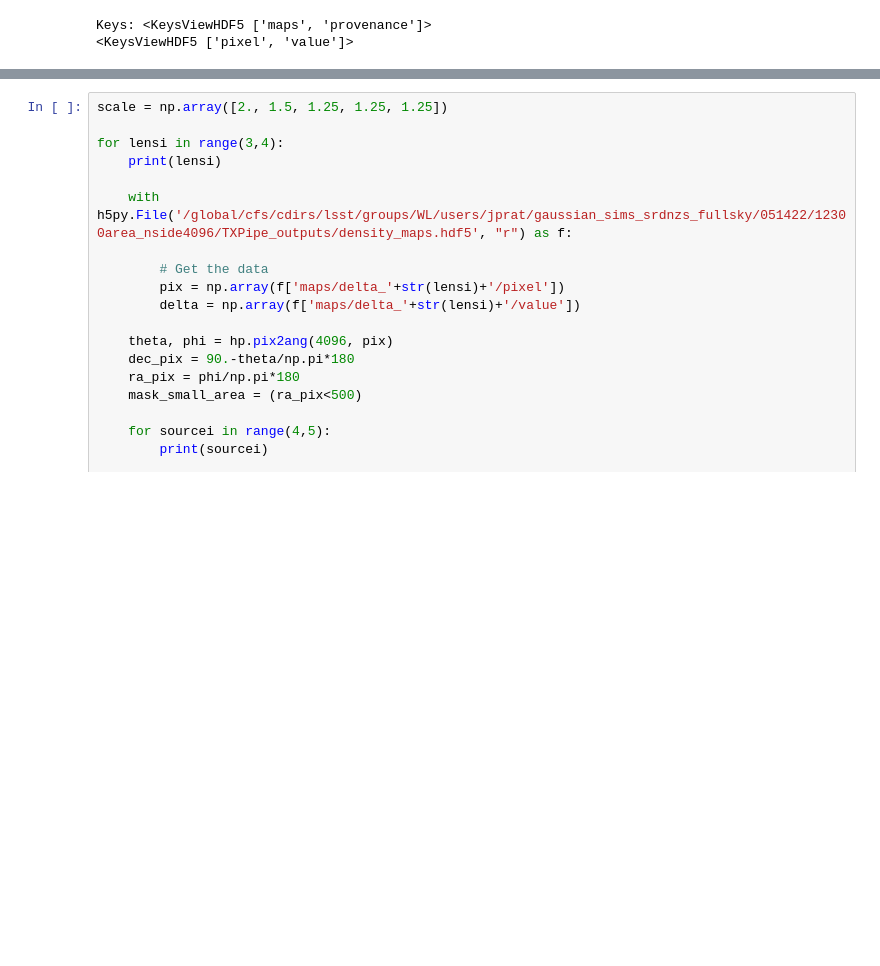
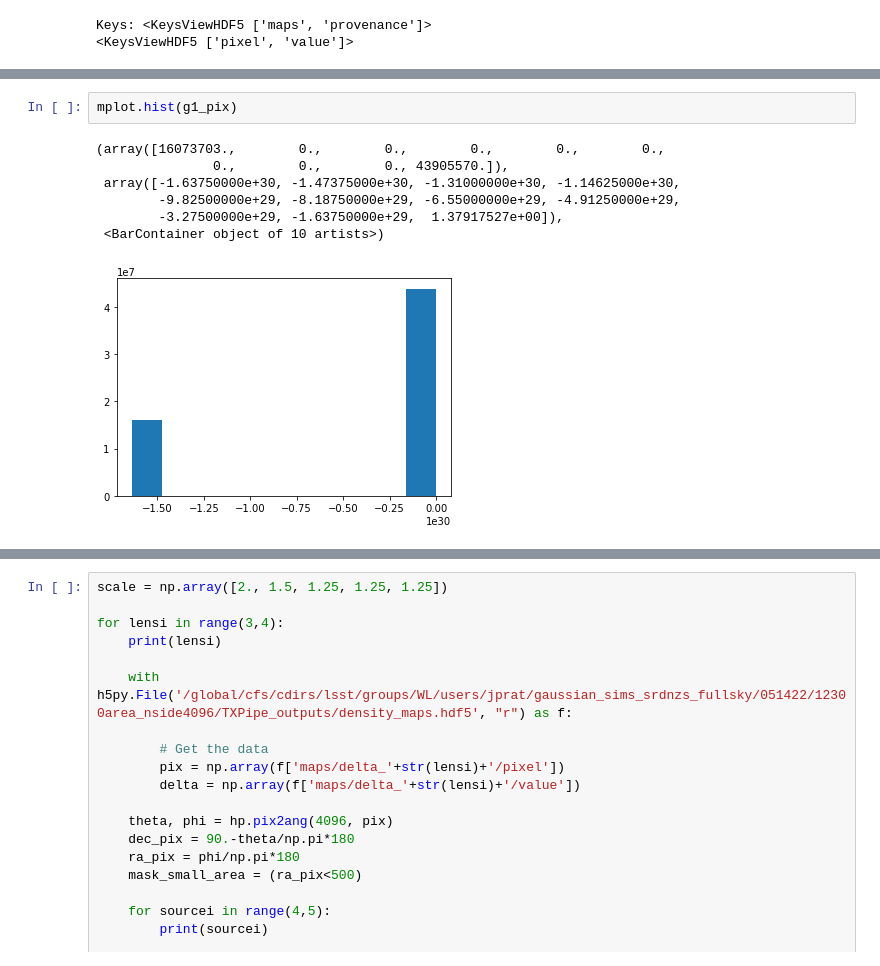
Before and after one commit to LSSTDESC/txpipe-cosmodc2, a Jupyter notebook: notebooks/TestPixelEstimator.ipynb, the cells around one changed output, grey strips where cells are left out. Cells and saved outputs as stored; diff of their text form; blank space fills up the shorter version.

```diff
--- a/notebooks/TestPixelEstimator.ipynb
+++ b/notebooks/TestPixelEstimator.ipynb
@@ -116,0 +118,10 @@ Keys: <KeysViewHDF5 ['maps', 'provenance']>
+# %%
+mplot.hist(g1_pix)
+# %% [output]
+(array([16073703.,        0.,        0.,        0.,        0.,        0.,
+               0.,        0.,        0., 43905570.]),
+ array([-1.63750000e+30, -1.47375000e+30, -1.31000000e+30, -1.14625000e+30,
+        -9.82500000e+29, -8.18750000e+29, -6.55000000e+29, -4.91250000e+29,
+        -3.27500000e+29, -1.63750000e+29,  1.37917527e+00]),
+ <BarContainer object of 10 artists>)
+[figure, added]
```
Also changed, not shown: parts of 5 cells of this notebook.
